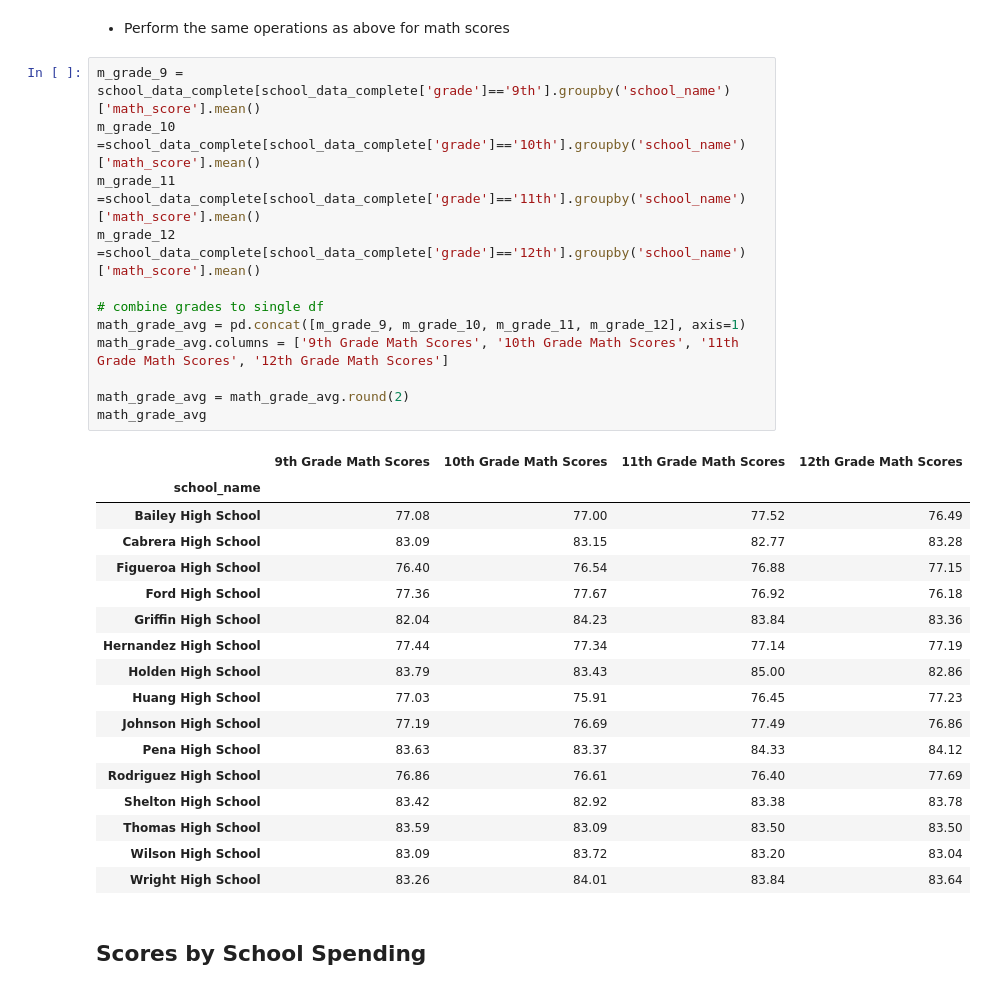
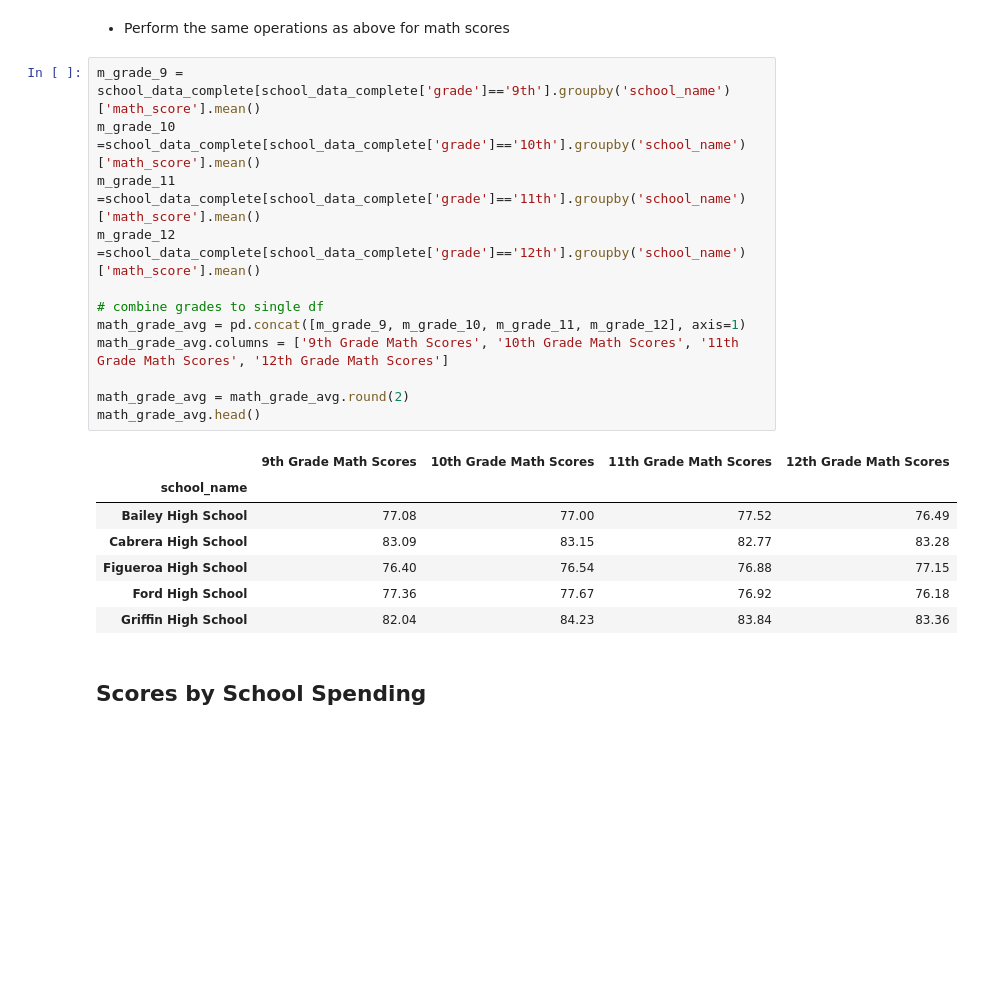
Before and after one commit to Kevin-McConchie/pandas, a Jupyter notebook: PyCitySchools/PyCitySchools_starter.ipynb, the cells around one changed output. Saved outputs shown, nothing was run; the diff lists cells and outputs as text; blank space fills up the shorter version.

```diff
--- a/PyCitySchools/PyCitySchools_starter.ipynb
+++ b/PyCitySchools/PyCitySchools_starter.ipynb
@@ -335,33 +331,23 @@ read_grade_avg
 # %%
 m_grade_9 = school_data_complete[school_data_complete['grade']=='9th'].groupby('school_name')['math_score'].mean()
 m_grade_10 =school_data_complete[school_data_complete['grade']=='10th'].groupby('school_name')['math_score'].mean()
 m_grade_11 =school_data_complete[school_data_complete['grade']=='11th'].groupby('school_name')['math_score'].mean()
 m_grade_12 =school_data_complete[school_data_complete['grade']=='12th'].groupby('school_name')['math_score'].mean()
 
 # combine grades to single df
 math_grade_avg = pd.concat([m_grade_9, m_grade_10, m_grade_11, m_grade_12], axis=1)
 math_grade_avg.columns = ['9th Grade Math Scores', '10th Grade Math Scores', '11th Grade Math Scores', '12th Grade Math Scores']
 
 math_grade_avg = math_grade_avg.round(2)
-math_grade_avg
+math_grade_avg.head()
 # %% [output]
 |  | 9th Grade Math Scores | 10th Grade Math Scores | 11th Grade Math Scores | 12th Grade Math Scores |
 | school_name |  |  |  |  |
 | Bailey High School | 77.08 | 77.00 | 77.52 | 76.49 |
 | Cabrera High School | 83.09 | 83.15 | 82.77 | 83.28 |
 | Figueroa High School | 76.40 | 76.54 | 76.88 | 77.15 |
 | Ford High School | 77.36 | 77.67 | 76.92 | 76.18 |
 | Griffin High School | 82.04 | 84.23 | 83.84 | 83.36 |
-| Hernandez High School | 77.44 | 77.34 | 77.14 | 77.19 |
-| Holden High School | 83.79 | 83.43 | 85.00 | 82.86 |
-| Huang High School | 77.03 | 75.91 | 76.45 | 77.23 |
-| Johnson High School | 77.19 | 76.69 | 77.49 | 76.86 |
-| Pena High School | 83.63 | 83.37 | 84.33 | 84.12 |
-| Rodriguez High School | 76.86 | 76.61 | 76.40 | 77.69 |
-| Shelton High School | 83.42 | 82.92 | 83.38 | 83.78 |
-| Thomas High School | 83.59 | 83.09 | 83.50 | 83.50 |
-| Wilson High School | 83.09 | 83.72 | 83.20 | 83.04 |
-| Wright High School | 83.26 | 84.01 | 83.84 | 83.64 |
 # %% [markdown]
 ## Scores by School Spending
 # %% [markdown]
```
Also changed, not shown: parts of 9 cells of this notebook.
